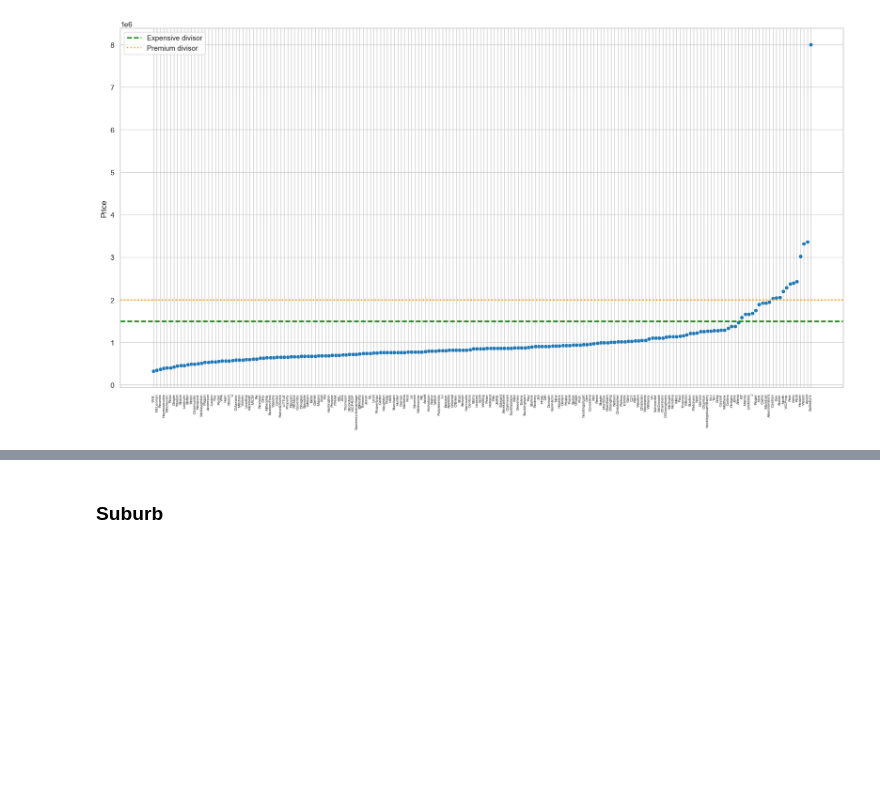
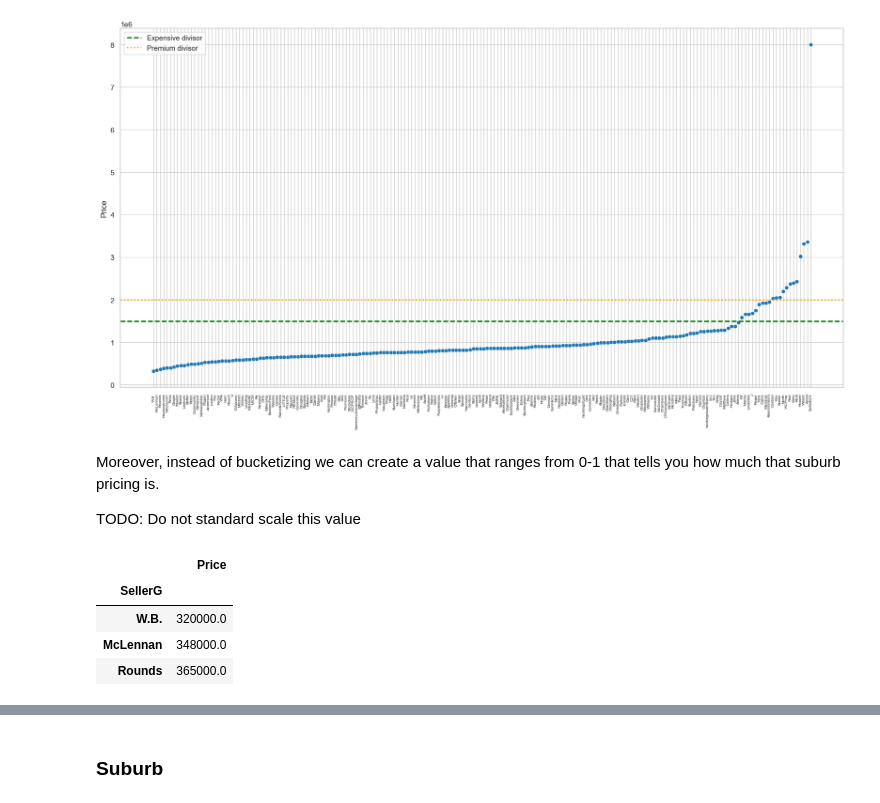
Before and after one commit to nil-andreu/machine-learning-posgrade, a Jupyter notebook: Project 2: Housing Price Prediction/House Pred.ipynb, the cells around one changed output, grey strips where cells are left out. Drawn from its saved outputs; the diff is of its cells as text; code cells hidden in the pictures; blank space fills up the shorter version.

```diff
--- a/Project 2: Housing Price Prediction/House Pred.ipynb
+++ b/Project 2: Housing Price Prediction/House Pred.ipynb
@@ -941,3 +941,19 @@ test_set_processed = classify_category(
     premium_threshold=2e6,
     expensive_threshold=1.5e6,
 )
+# %% [markdown]
+Moreover, instead of bucketizing we can create a value that ranges from 0-1 that tells you how much that suburb pricing is.
+
+TODO: Do not standard scale this value
+# %%
+seller_means = pd.DataFrame(train_set_processed\
+    .groupby('SellerG')\
+    .mean()['Price']\
+    .sort_values())
+seller_means.head(3)
+# %% [output]
+|  | Price |
+| SellerG |  |
+| W.B. | 320000.0 |
+| McLennan | 348000.0 |
+| Rounds | 365000.0 |
```
Also changed, not shown: parts of 6 cells of this notebook.
